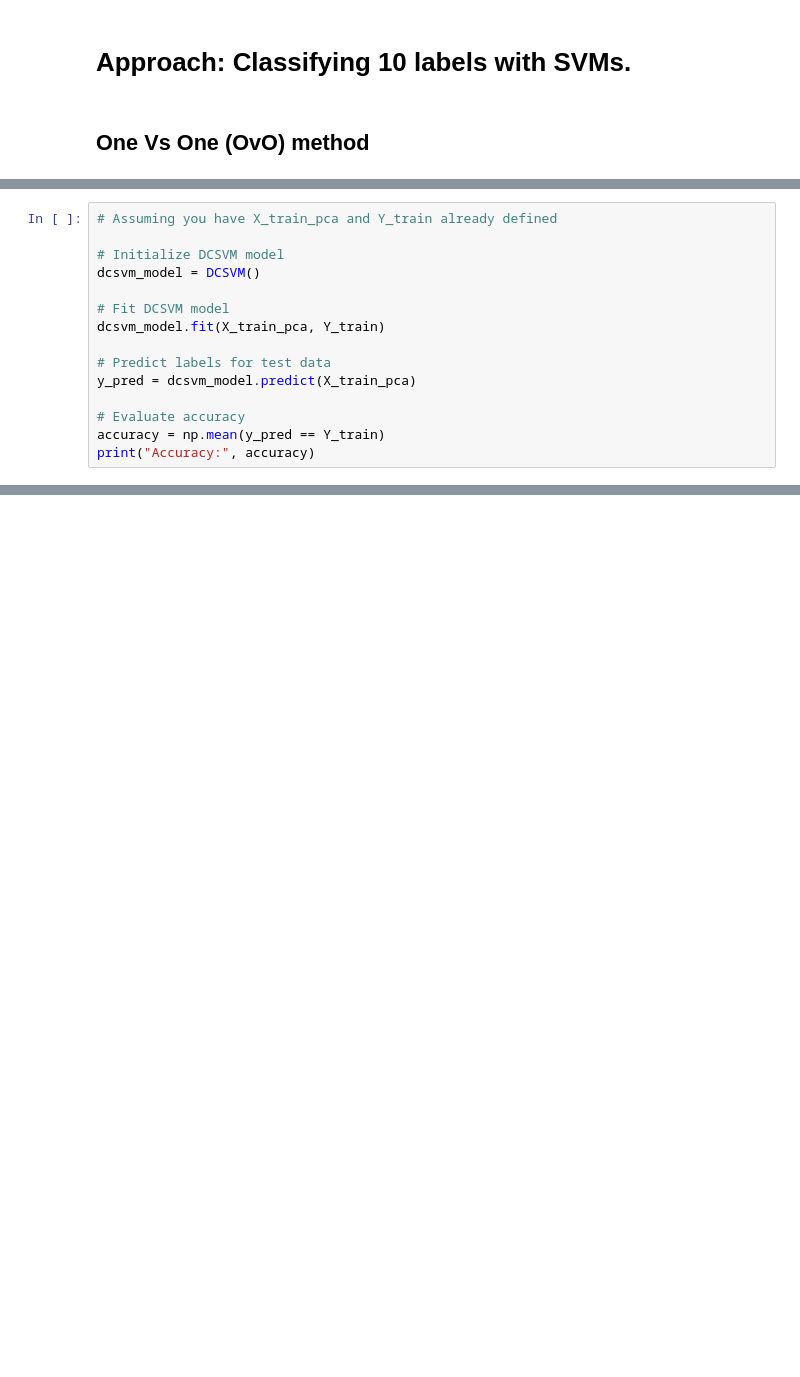
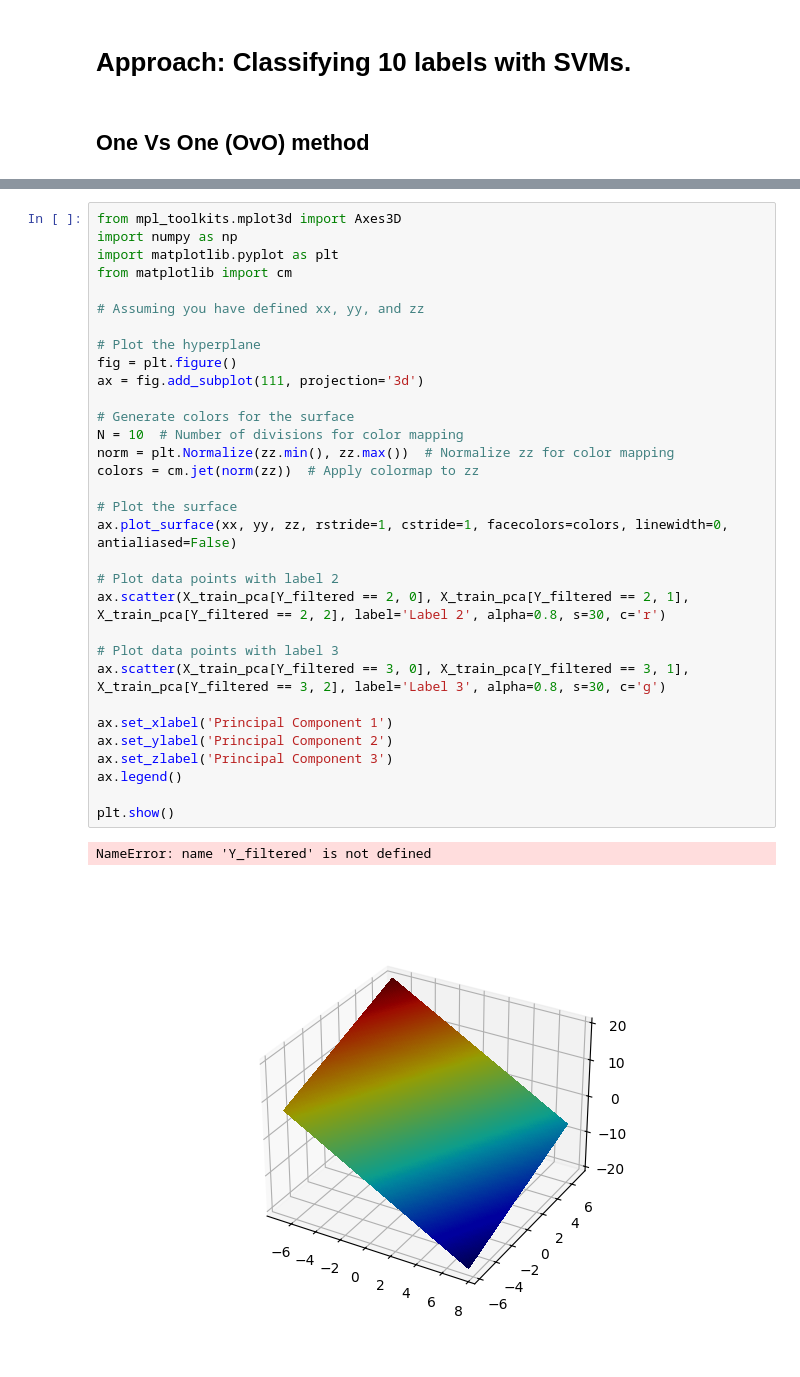
Before and after one commit to naoNao89/digitsSVM, a Jupyter notebook: SVM on Digits Recognization.ipynb, the cells around one changed output, grey strips where cells are left out. Saved outputs shown, nothing was run; the diff lists cells and outputs as text; blank space fills up the shorter version.

```diff
--- a/SVM on Digits Recognization.ipynb
+++ b/SVM on Digits Recognization.ipynb
@@ -430,15 +436,0 @@ class DCSVM:
-# %%
-# Assuming you have X_train_pca and Y_train already defined
-
-# Initialize DCSVM model
-dcsvm_model = DCSVM()
-
-# Fit DCSVM model
-dcsvm_model.fit(X_train_pca, Y_train)
-
-# Predict labels for test data
-y_pred = dcsvm_model.predict(X_train_pca)
-
-# Evaluate accuracy
-accuracy = np.mean(y_pred == Y_train)
-print("Accuracy:", accuracy)
@@ -444,0 +500,35 @@ print("Accuracy:", accuracy)
+# %%
+from mpl_toolkits.mplot3d import Axes3D
+import numpy as np
+import matplotlib.pyplot as plt
+from matplotlib import cm
+
+# Assuming you have defined xx, yy, and zz
+
+# Plot the hyperplane
+fig = plt.figure()
+ax = fig.add_subplot(111, projection='3d')
+
+# Generate colors for the surface
+N = 10  # Number of divisions for color mapping
+norm = plt.Normalize(zz.min(), zz.max())  # Normalize zz for color mapping
+colors = cm.jet(norm(zz))  # Apply colormap to zz
+
+# Plot the surface
+ax.plot_surface(xx, yy, zz, rstride=1, cstride=1, facecolors=colors, linewidth=0, antialiased=False)
+
+# Plot data points with label 2
+ax.scatter(X_train_pca[Y_filtered == 2, 0], X_train_pca[Y_filtered == 2, 1], X_train_pca[Y_filtered == 2, 2], label='Label 2', alpha=0.8, s=30, c='r')
+
+# Plot data points with label 3
+ax.scatter(X_train_pca[Y_filtered == 3, 0], X_train_pca[Y_filtered == 3, 1], X_train_pca[Y_filtered == 3, 2], label='Label 3', alpha=0.8, s=30, c='g')
+
+ax.set_xlabel('Principal Component 1')
+ax.set_ylabel('Principal Component 2')
+ax.set_zlabel('Principal Component 3')
+ax.legend()
+
+plt.show()
+# %% [output]
+NameError: name 'Y_filtered' is not defined
+[figure, added]
```
Also changed, not shown: parts of 9 cells of this notebook.
